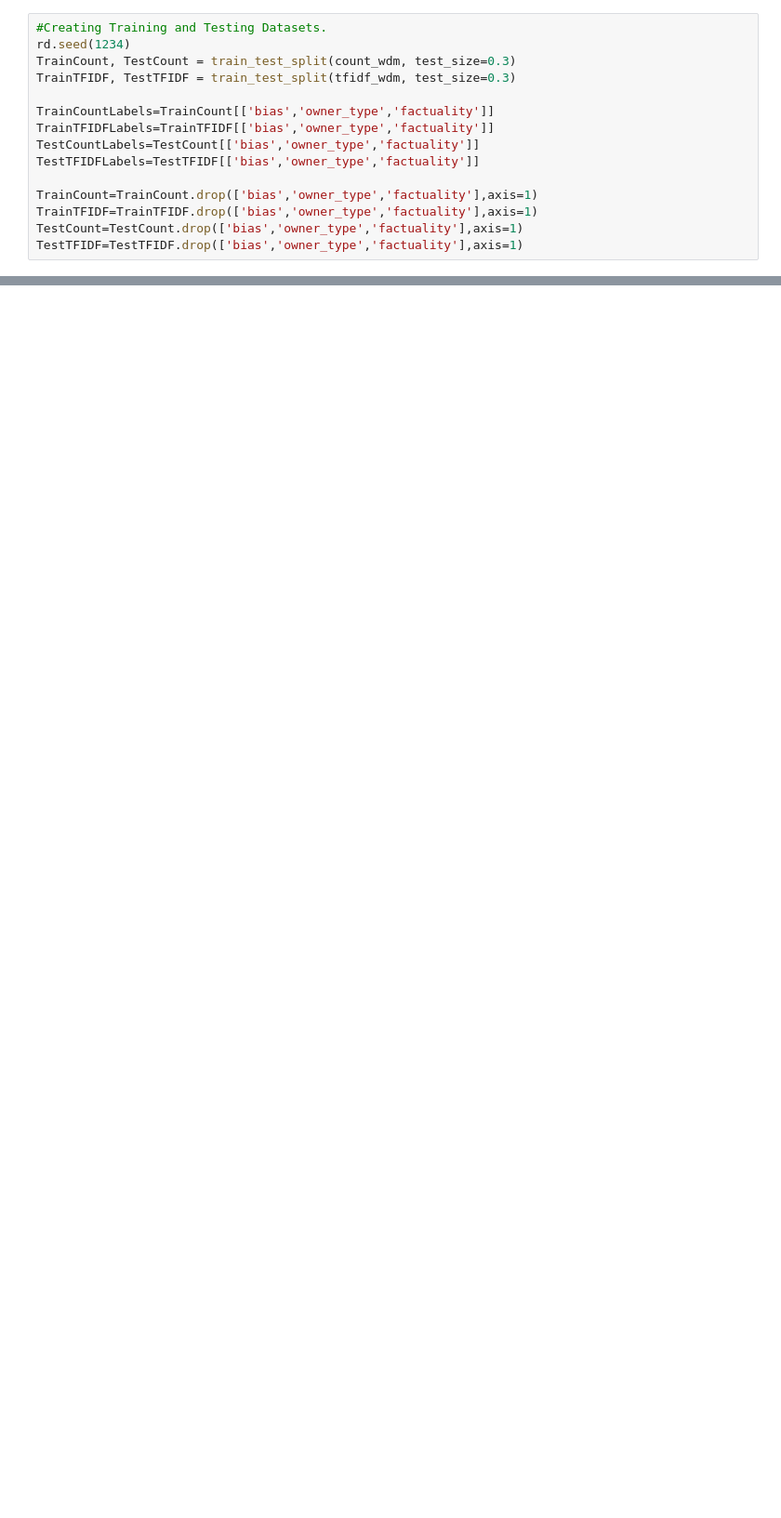
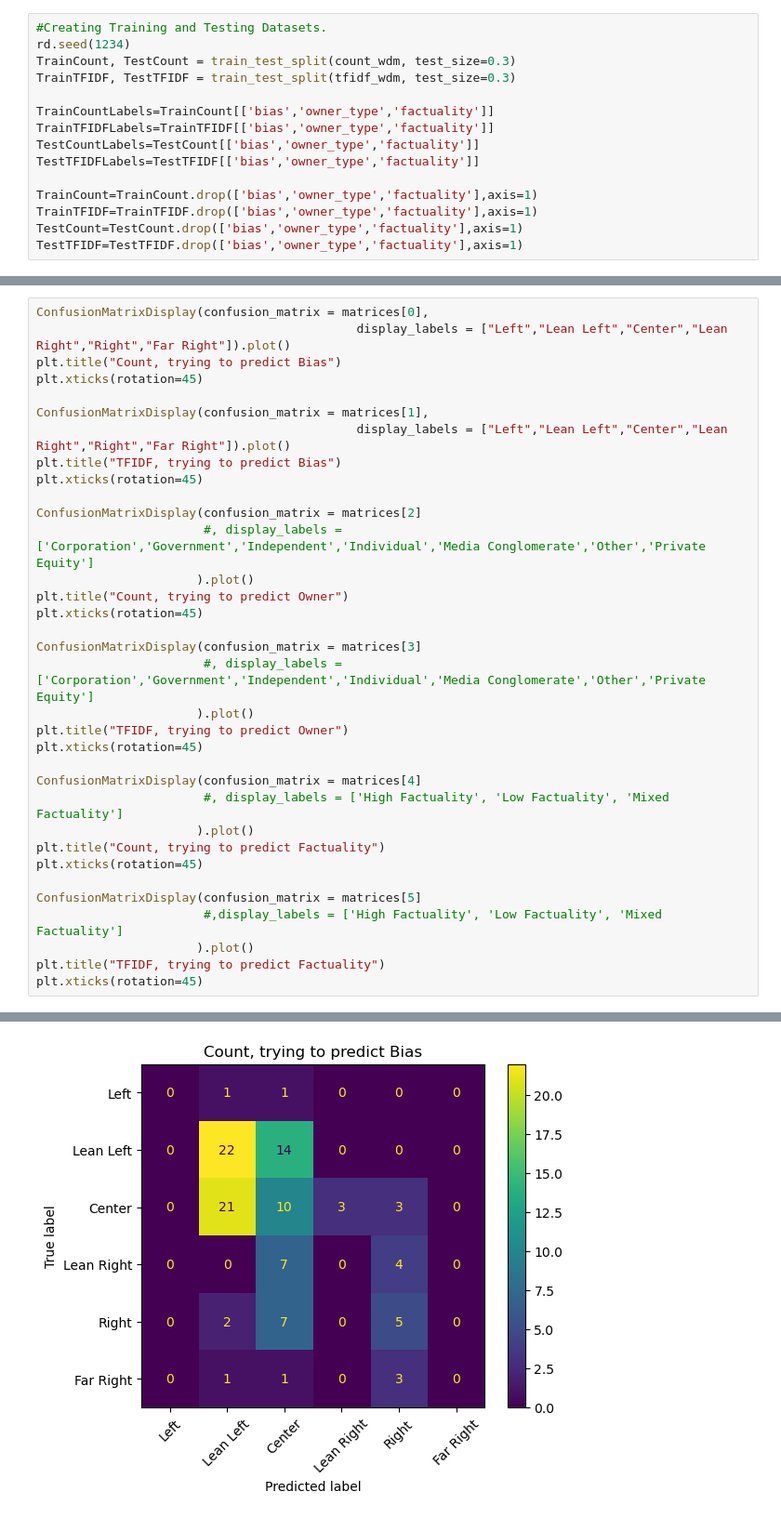
Before and after one commit to EvanMcCormick37/Text-Mining-Research-Project-Spring-2024, a Jupyter notebook: analysis/DecisionTrees.ipynb, the cells around one changed output, grey strips where cells are left out. Shown: that part at 93% size. Saved outputs shown, nothing was run; the diff lists cells and outputs as text; blank space fills up the shorter version.

```diff
--- a/analysis/DecisionTrees.ipynb
+++ b/analysis/DecisionTrees.ipynb
@@ -172,0 +200,35 @@ The confusion matrix is:
+# %%
+ConfusionMatrixDisplay(confusion_matrix = matrices[0],
+                                            display_labels = ["Left","Lean Left","Center","Lean Right","Right","Far Right"]).plot()
+plt.title("Count, trying to predict Bias")
+plt.xticks(rotation=45)
+
+ConfusionMatrixDisplay(confusion_matrix = matrices[1],
+                                            display_labels = ["Left","Lean Left","Center","Lean Right","Right","Far Right"]).plot()
+plt.title("TFIDF, trying to predict Bias")
+plt.xticks(rotation=45)
+
+ConfusionMatrixDisplay(confusion_matrix = matrices[2]
+                       #, display_labels = ['Corporation','Government','Independent','Individual','Media Conglomerate','Other','Private Equity']
+                      ).plot()
+plt.title("Count, trying to predict Owner")
+plt.xticks(rotation=45)
+
+ConfusionMatrixDisplay(confusion_matrix = matrices[3]
+                       #, display_labels = ['Corporation','Government','Independent','Individual','Media Conglomerate','Other','Private Equity']
+                      ).plot()
+plt.title("TFIDF, trying to predict Owner")
+plt.xticks(rotation=45)
+
+ConfusionMatrixDisplay(confusion_matrix = matrices[4]
+                       #, display_labels = ['High Factuality', 'Low Factuality', 'Mixed Factuality']
+                      ).plot()
+plt.title("Count, trying to predict Factuality")
+plt.xticks(rotation=45)
+
+ConfusionMatrixDisplay(confusion_matrix = matrices[5]
+                       #,display_labels = ['High Factuality', 'Low Factuality', 'Mixed Factuality']
+                      ).plot()
+plt.title("TFIDF, trying to predict Factuality")
+plt.xticks(rotation=45)
+# %% [output]
@@ -172,0 +237 @@ The confusion matrix is:
+[figure, added]
```
Also changed, not shown: parts of 8 cells of this notebook, 19 other files.
